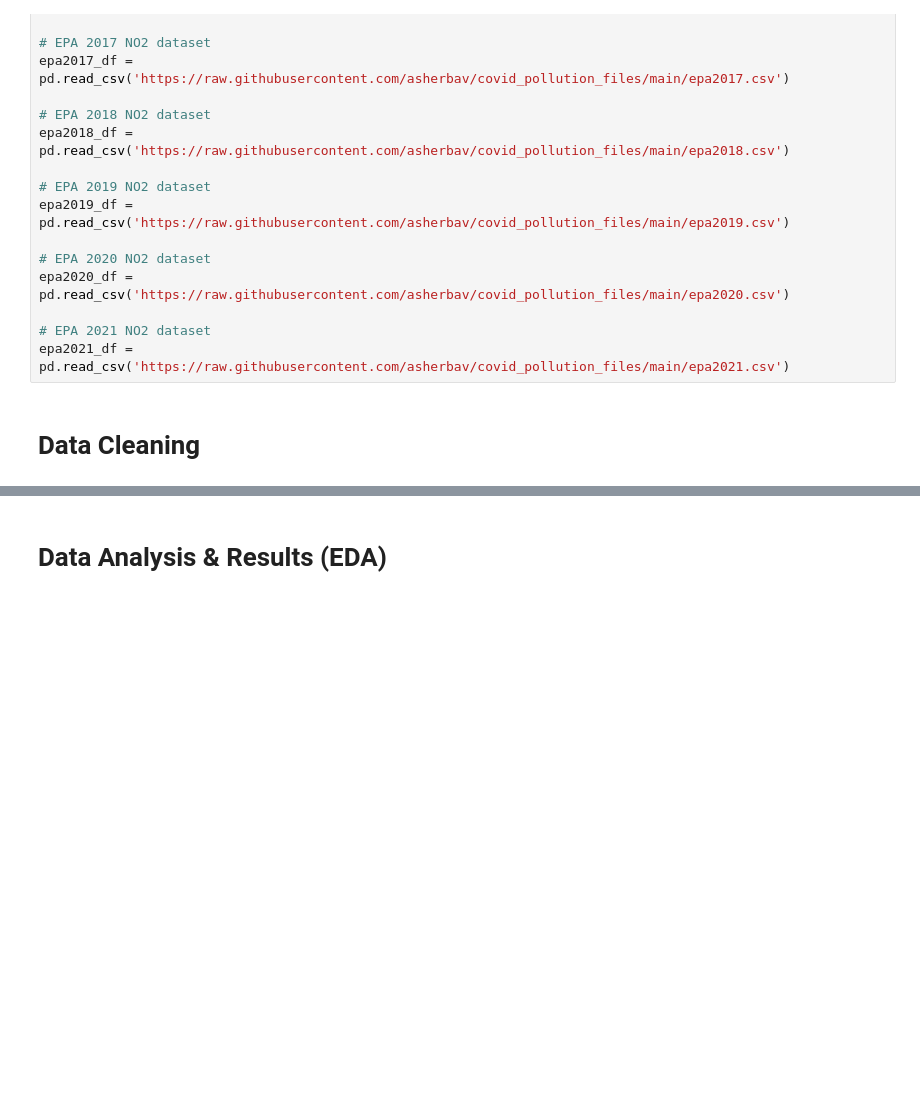
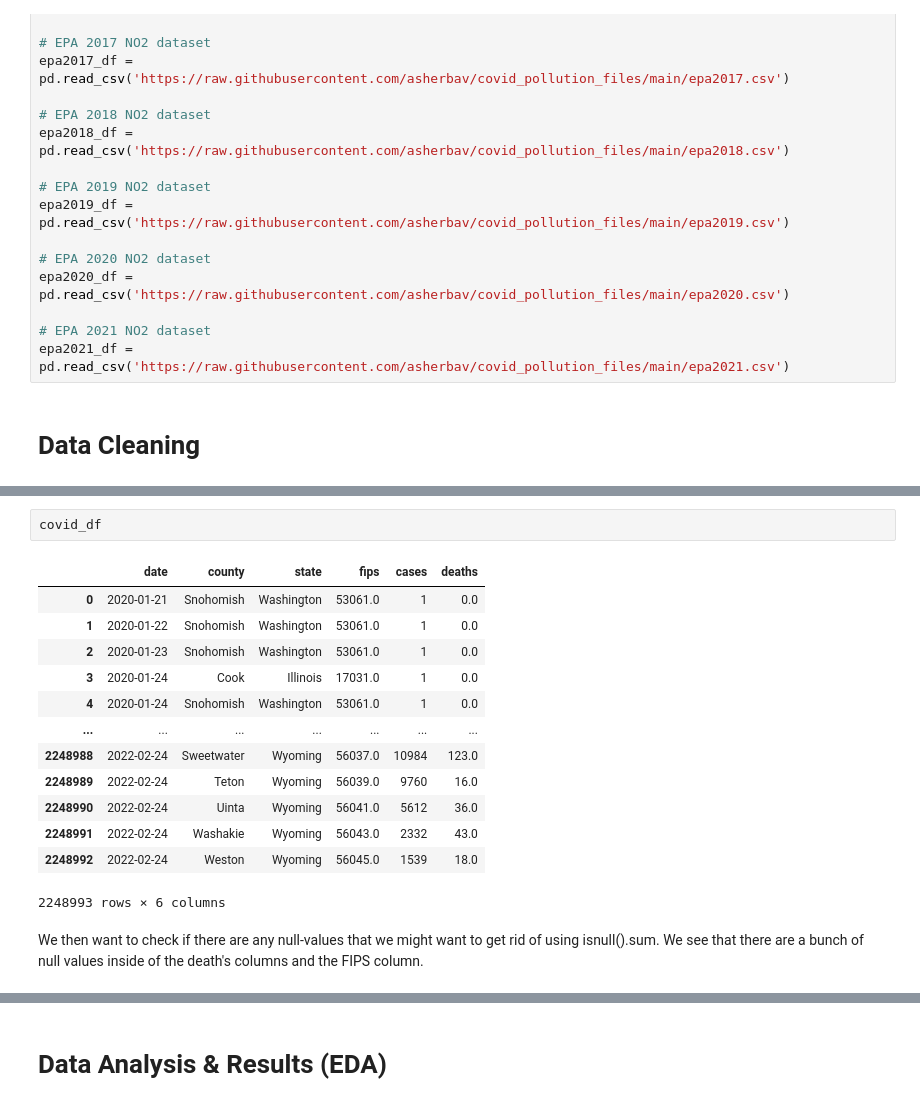
Before and after one commit to av1929/Covid19-AirQuality-SD-counties, a Jupyter notebook: EDACheckpointGroup062-Wi22.ipynb, the cells around one changed output, grey strips where cells are left out. Saved outputs shown, nothing was run; the diff lists cells and outputs as text; blank space fills up the shorter version.

```diff
--- a/EDACheckpointGroup062-Wi22.ipynb
+++ b/EDACheckpointGroup062-Wi22.ipynb
@@ -54,0 +54,18 @@ Describe your data cleaning steps here.
+# %%
+covid_df
+# %% [output]
+|  | date | county | state | fips | cases | deaths |
+| 0 | 2020-01-21 | Snohomish | Washington | 53061.0 | 1 | 0.0 |
+| 1 | 2020-01-22 | Snohomish | Washington | 53061.0 | 1 | 0.0 |
+| 2 | 2020-01-23 | Snohomish | Washington | 53061.0 | 1 | 0.0 |
+| 3 | 2020-01-24 | Cook | Illinois | 17031.0 | 1 | 0.0 |
+| 4 | 2020-01-24 | Snohomish | Washington | 53061.0 | 1 | 0.0 |
+| ... | ... | ... | ... | ... | ... | ... |
+| 2248988 | 2022-02-24 | Sweetwater | Wyoming | 56037.0 | 10984 | 123.0 |
+| 2248989 | 2022-02-24 | Teton | Wyoming | 56039.0 | 9760 | 16.0 |
+| 2248990 | 2022-02-24 | Uinta | Wyoming | 56041.0 | 5612 | 36.0 |
+| 2248991 | 2022-02-24 | Washakie | Wyoming | 56043.0 | 2332 | 43.0 |
+| 2248992 | 2022-02-24 | Weston | Wyoming | 56045.0 | 1539 | 18.0 |
+2248993 rows × 6 columns
+# %% [markdown]
+We then want to check if there are any null-values that we might want to get rid of  using isnull().sum. We see that there are a bunch of null values inside of the death's columns and the FIPS column.
```
Also changed, not shown: parts of 31 cells of this notebook.
